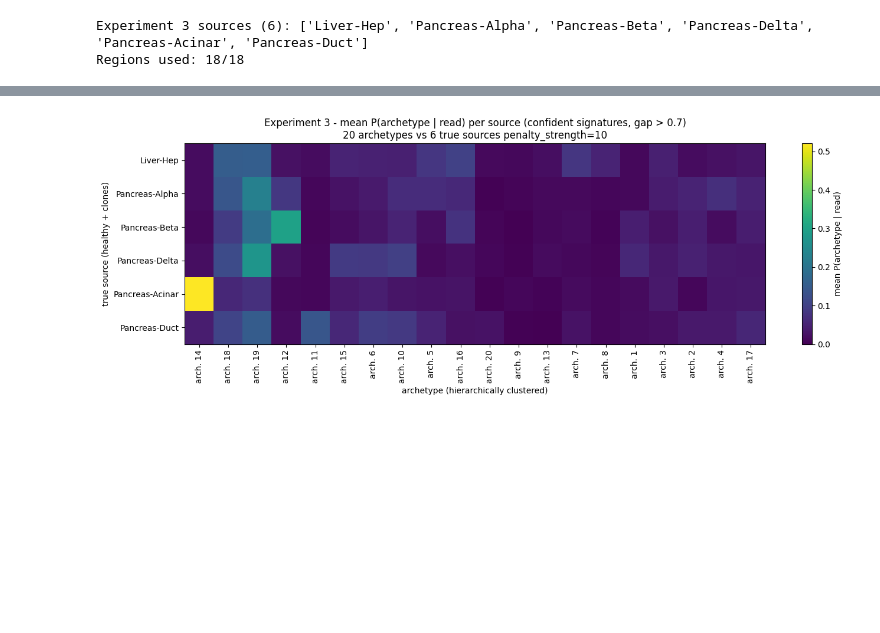
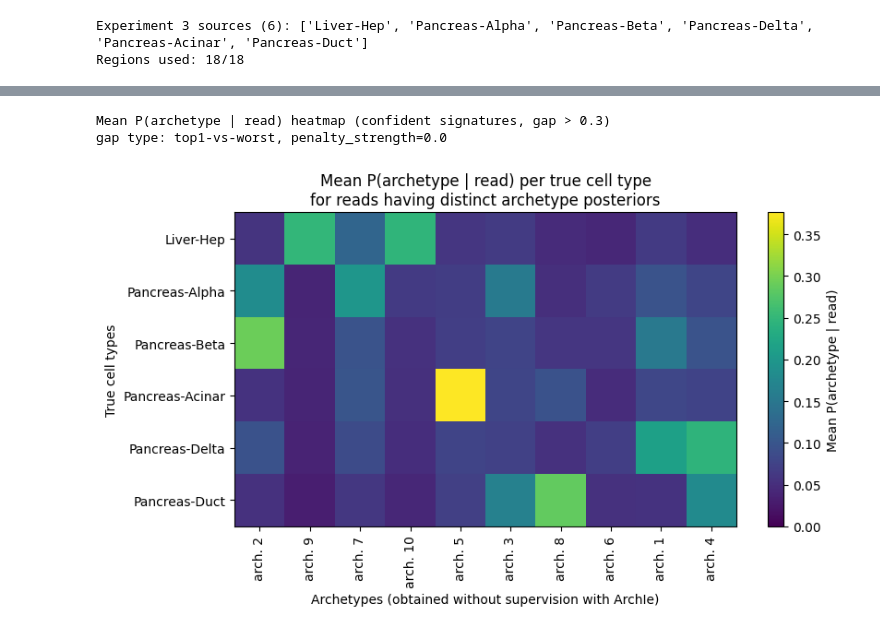
Before and after one commit to CompEpigen/syto, a Jupyter notebook: EDA/extract_soft_labels_from_noisy_samples/clone_archetypes/exp_clone_archetypes.ipynb, the cells around one changed output, grey strips where cells are left out. Cells and saved outputs as stored; diff of their text form; code cells hidden in the pictures; blank space fills up the shorter version.

Commit message:
Plotting of graphs for the grant v1

```diff
--- a/EDA/extract_soft_labels_from_noisy_samples/clone_archetypes/exp_clone_archetypes.ipynb
+++ b/EDA/extract_soft_labels_from_noisy_samples/clone_archetypes/exp_clone_archetypes.ipynb
@@ -1476,6 +1537,8 @@ heatmap includes the healthy cell type as an extra row.
 # largest and the second-largest archetype posterior exceeds
 # EXP3_MIN_POSTERIOR_GAP. Only reads matching a kept signature will contribute to
 # the heatmap below.
+EXP3_MIN_POSTERIOR_GAP = 0.3
+GAP_TYPE= "top1-vs-worst"
 allowed_signatures = defaultdict(set)  # (region_id, start, read_length) -> {pattern}
 n_allowed, n_total_sig = 0, 0
 for region in exp3_selected_regions:
@@ -1492,13 +1555,20 @@ for region in exp3_selected_regions:
                 if post is None:  # signature outside the archetype span
                     continue
                 n_total_sig += 1
-                top2 = np.sort(post)[::-1][:2]
-                if top2[0] - top2[1] > EXP3_MIN_POSTERIOR_GAP:
-                    allowed_signatures[(region_id, start, read_length)].add(pattern)
-                    n_allowed += 1
+                if GAP_TYPE == "top1-vs-top2":
+                    top2 = np.sort(post)[::-1][:2]
+                    if top2[0] - top2[1] > EXP3_MIN_POSTERIOR_GAP:
+                        allowed_signatures[(region_id, start, read_length)].add(pattern)
+                        n_allowed += 1
+                elif GAP_TYPE == "top1-vs-worst":
+                    top1 = np.max(post)
+                    worst = np.min(post)
+                    if top1 - worst > EXP3_MIN_POSTERIOR_GAP:
+                        allowed_signatures[(region_id, start, read_length)].add(pattern)
+                        n_allowed += 1
 
 print(
     f"Kept {n_allowed}/{n_total_sig} confident (region, start, length, signature) "
-    f"positions (top1 - top2 gap > {EXP3_MIN_POSTERIOR_GAP})"
+    f"positions ({GAP_TYPE} gap > {EXP3_MIN_POSTERIOR_GAP})"
 )
 # %% [output]
@@ -1550,45 +1620,41 @@ Reads used per source (confident signatures only):
 # %%
-# Order the archetype columns by hierarchical clustering of their per-source
-# posterior profiles, so that similar archetypes sit next to each other.
-if EXP3_N_ARCHETYPES > 1:
-    arch_linkage = linkage(
-        mean_posterior_per_source.T, method="average", metric="euclidean"
-    )
-    arch_order = dendrogram(arch_linkage, no_plot=True)["leaves"]
-else:
-    arch_order = list(range(EXP3_N_ARCHETYPES))
-
-heatmap_matrix = mean_posterior_per_source[:, arch_order]
+# Mean P(archetype | read) per source. Rows (sources) and columns (archetypes)
+# reuse the hierarchical-clustering order computed on the correlation heatmap
+# above (source_order, arch_order).
+heatmap_matrix = mean_posterior_per_source[source_order][:, arch_order]
 
 fig, ax = plt.subplots(
     figsize=(0.55 * EXP3_N_ARCHETYPES + 3, 0.5 * len(EXP3_SOURCES) + 2)
 )
 im = ax.imshow(
     heatmap_matrix, aspect="auto", cmap="viridis", vmin=0, vmax=np.max(heatmap_matrix)
 )
 ax.set_xticks(range(EXP3_N_ARCHETYPES))
 ax.set_xticklabels([f"arch. {a + 1}" for a in arch_order], rotation=90)
 ax.set_yticks(range(len(EXP3_SOURCES)))
-ax.set_yticklabels(EXP3_SOURCES)
-ax.set_xlabel("archetype (hierarchically clustered)")
-ax.set_ylabel("true source (healthy + clones)")
+ax.set_yticklabels([EXP3_SOURCES[s] for s in source_order])
+ax.set_xlabel("Archetypes (obtained without supervision with ArchIe)")
+ax.set_ylabel("True cell types")
+print(
+    f"Mean P(archetype | read) heatmap (confident signatures, gap > {EXP3_MIN_POSTERIOR_GAP})\n"
+    f"gap type: {GAP_TYPE}, penalty_strength={EXP3_PENALTY}"
+)
 ax.set_title(
-    f"Experiment 3 - mean P(archetype | read) per source "
-    f"(confident signatures, gap > {EXP3_MIN_POSTERIOR_GAP})\n"
-    f"{EXP3_N_ARCHETYPES} archetypes vs {len(EXP3_SOURCES)} true sources "
-    f"penalty_strength={EXP3_PENALTY}"
+    "Mean P(archetype | read) per true cell type\n"
+    "for reads having distinct archetype posteriors"
 )
-fig.colorbar(im, ax=ax, label="mean P(archetype | read)")
+fig.colorbar(im, ax=ax, label="Mean P(archetype | read)")
 plt.tight_layout()
-# plt.savefig(
-#     OUTPUT_DIR
-#     / f"exp3_mean_posterior_per_source_narchetypes={EXP3_N_ARCHETYPES}_"
-#       f"gap={EXP3_MIN_POSTERIOR_GAP}.pdf",
-#     bbox_inches="tight",
-# )
+plt.savefig(
+    OUTPUT_DIR
+    / f"grant_graphs_mean_posterior_per_source_penalty={EXP3_PENALTY}_alpha={EXP3_DIRICHLET_ALPHA}_nreadspersample={EXP3_SAMPLE_SIZE}_nregions={EXP3_N_SAMPLES}_gap={GAP_TYPE}_minposterior={EXP3_MIN_POSTERIOR_GAP}.pdf",
+    bbox_inches="tight",
+)
 plt.show()
 # %% [output]
+Mean P(archetype | read) heatmap (confident signatures, gap > 0.3)
+gap type: top1-vs-worst, penalty_strength=0.0
-[figure, old version]
+[figure, new version]
 # %%
 # Heatmap of the number of confident reads hard-assigned to each archetype
 # (archetype = argmax of the read's posterior), per source. Cell text is the raw
```
Also changed, not shown: parts of 12 cells of this notebook.
